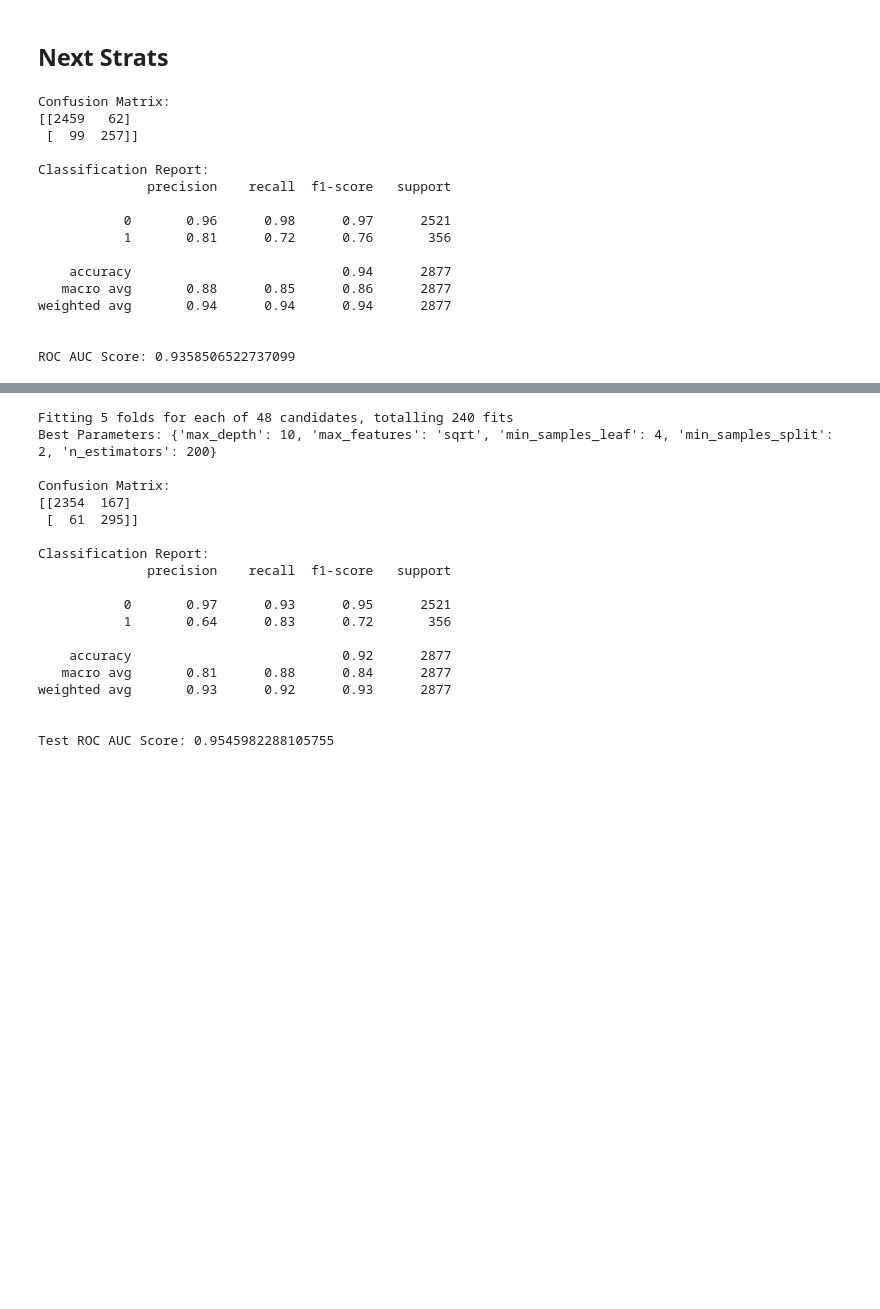
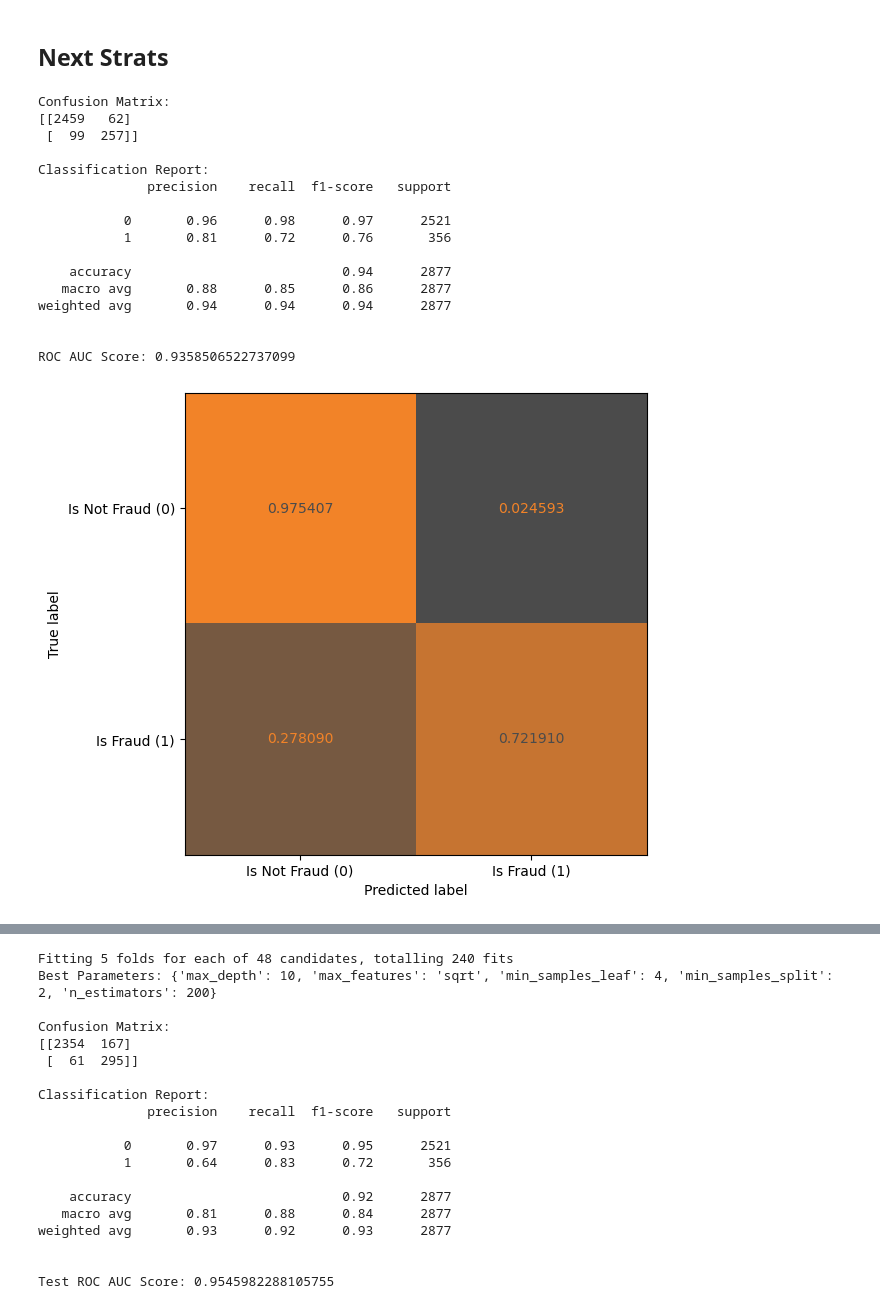
Before and after one commit to sgray38/COSC325_Final, a Jupyter notebook: Base_Model_and_Next_Steps.ipynb, the cells around one changed output, grey strips where cells are left out. Saved outputs shown, nothing was run; the diff lists cells and outputs as text; code cells hidden in the pictures; blank space fills up the shorter version.

Commit message:
Add files via upload
Addded code for Confusion Matrix

```diff
--- a/Base_Model_and_Next_Steps.ipynb
+++ b/Base_Model_and_Next_Steps.ipynb
@@ -299,33 +302,41 @@ rf.fit(X_train, y_train)
 
 # Predictions
 y_pred = rf.predict(X_test)
 y_proba = rf.predict_proba(X_test)[:, 1]
 
+
+
 # Evaluation
 print("Confusion Matrix:")
 print(confusion_matrix(y_test, y_pred))
+cm_test = confusion_matrix(y_test, y_pred, normalize='true')
+custom_cmap = LinearSegmentedColormap.from_list("custom_map", ["#4B4B4B", "#f28328"], N = 100)
+disp = ConfusionMatrixDisplay(confusion_matrix=cm_test, display_labels=["Is Not Fraud (0)", "Is Fraud (1)"])
+fig, ax = plt.subplots(figsize=(6, 6))
+im = disp.plot(cmap=custom_cmap, ax=ax, values_format="f", colorbar=False).im_
 
 print("\nClassification Report:")
 print(classification_report(y_test, y_pred))
 
 print("\nROC AUC Score:", roc_auc_score(y_test, y_proba))
 # %% [output]
 Confusion Matrix:
 [[2459   62]
  [  99  257]]
 
 Classification Report:
               precision    recall  f1-score   support
 
            0       0.96      0.98      0.97      2521
            1       0.81      0.72      0.76       356
 
     accuracy                           0.94      2877
    macro avg       0.88      0.85      0.86      2877
 weighted avg       0.94      0.94      0.94      2877
 
 
 ROC AUC Score: 0.9358506522737099
+[figure, added]
 # %%
 #Random Forest with CV
 import pandas as pd
```
Also changed, not shown: parts of 7 cells of this notebook.
